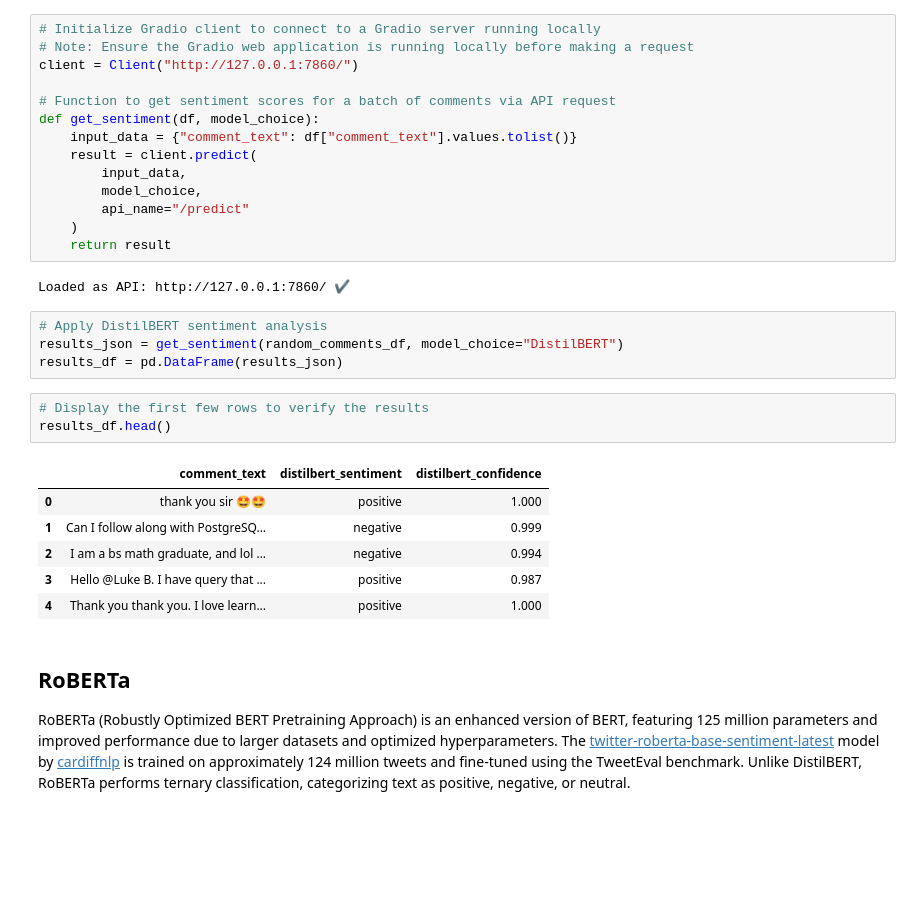
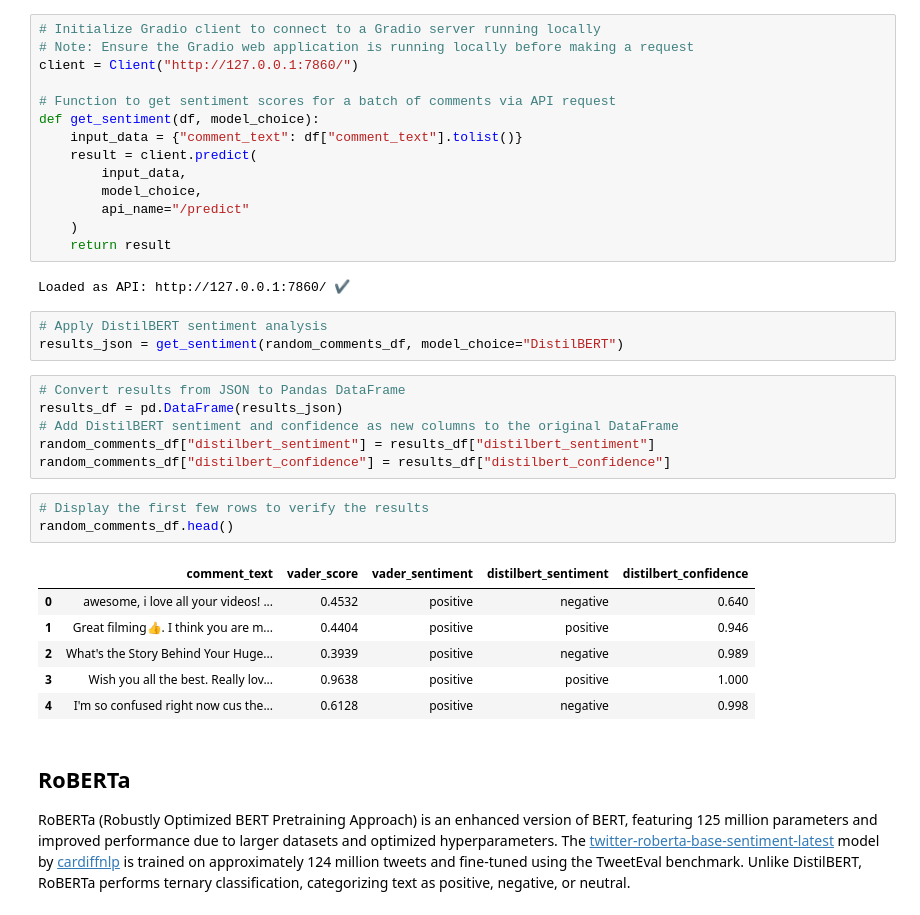
Before and after one commit to JensBender/youtube-channel-analytics, a Jupyter notebook: exploration.ipynb, the cells around one changed output. Cells and saved outputs as stored; diff of their text form; blank space fills up the shorter version.

Commit message:
In exploration.ipynb, in sentiment analysis section, capture distilbert results and add them as new columns to the pandas dataframe

```diff
--- a/exploration.ipynb
+++ b/exploration.ipynb
@@ -474,7 +474,7 @@ client = Client("http://127.0.0.1:7860/")
 
 # Function to get sentiment scores for a batch of comments via API request
 def get_sentiment(df, model_choice):
-    input_data = {"comment_text": df["comment_text"].values.tolist()}
+    input_data = {"comment_text": df["comment_text"].tolist()}
     result = client.predict(
         input_data,
         model_choice,
@@ -486,17 +486,22 @@ Loaded as API: http://127.0.0.1:7860/ ✔
 # %%
 # Apply DistilBERT sentiment analysis
 results_json = get_sentiment(random_comments_df, model_choice="DistilBERT")
-results_df = pd.DataFrame(results_json)
+# %%
+# Convert results from JSON to Pandas DataFrame
+results_df = pd.DataFrame(results_json)
+# Add DistilBERT sentiment and confidence as new columns to the original DataFrame
+random_comments_df["distilbert_sentiment"] = results_df["distilbert_sentiment"]
+random_comments_df["distilbert_confidence"] = results_df["distilbert_confidence"]
 # %%
 # Display the first few rows to verify the results
-results_df.head()
+random_comments_df.head()
 # %% [output]
-|  | comment_text | distilbert_sentiment | distilbert_confidence |
-| 0 | thank you sir 🤩🤩 | positive | 1.000 |
-| 1 | Can I follow along with PostgreSQ... | negative | 0.999 |
-| 2 | I am a bs math graduate, and lol ... | negative | 0.994 |
-| 3 | Hello @Luke B. I have query that ... | positive | 0.987 |
-| 4 | Thank you thank you. I love learn... | positive | 1.000 |
+|  | comment_text | vader_score | vader_sentiment | distilbert_sentiment | distilbert_confidence |
+| 0 | awesome, i love all your videos! ... | 0.4532 | positive | negative | 0.640 |
+| 1 | Great filming👍. I think you are m... | 0.4404 | positive | positive | 0.946 |
+| 2 | What's the Story Behind Your Huge... | 0.3939 | positive | negative | 0.989 |
+| 3 | Wish you all the best. Really lov... | 0.9638 | positive | positive | 1.000 |
+| 4 | I'm so confused right now cus the... | 0.6128 | positive | negative | 0.998 |
 # %% [markdown]
 ## RoBERTa
 RoBERTa (Robustly Optimized BERT Pretraining Approach) is an enhanced version of BERT, featuring 125 million parameters and improved performance due to larger datasets and optimized hyperparameters. The [twitter-roberta-base-sentiment-latest](https://huggingface.co/cardiffnlp/twitter-roberta-base-sentiment-latest) model by [cardiffnlp](https://huggingface.co/cardiffnlp) is trained on approximately 124 million tweets and fine-tuned using the TweetEval benchmark. Unlike DistilBERT, RoBERTa performs ternary classification, categorizing text as positive, negative, or neutral.
```
Also changed, not shown: parts of 2 cells of this notebook.
